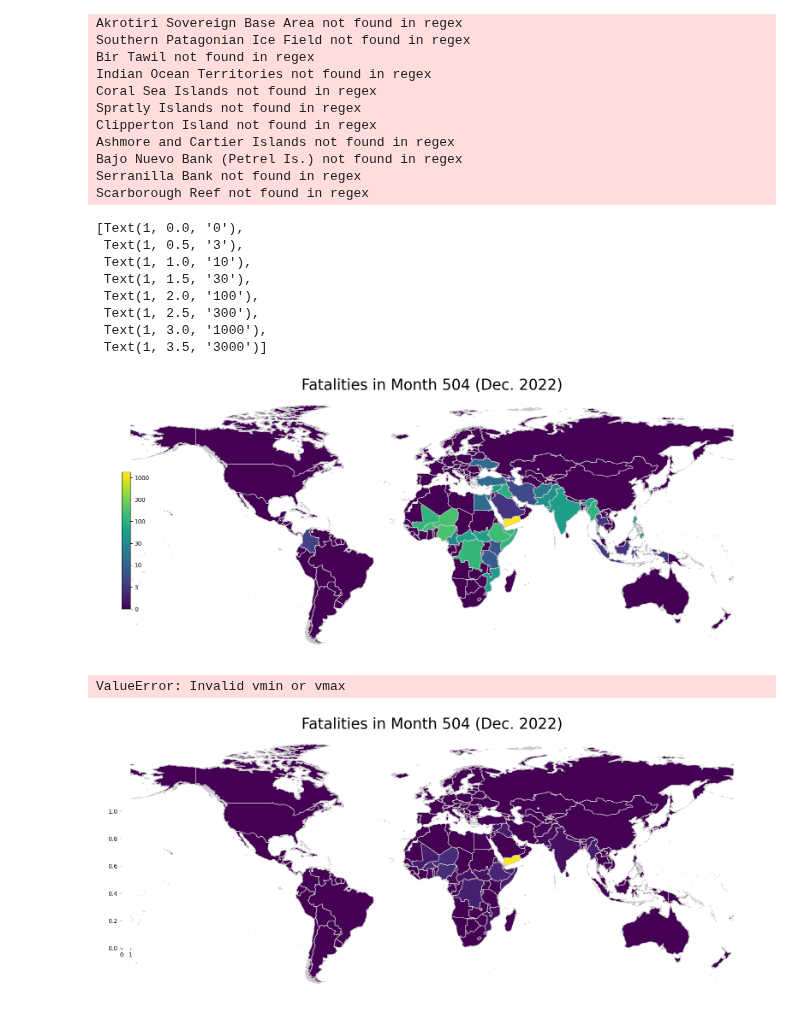
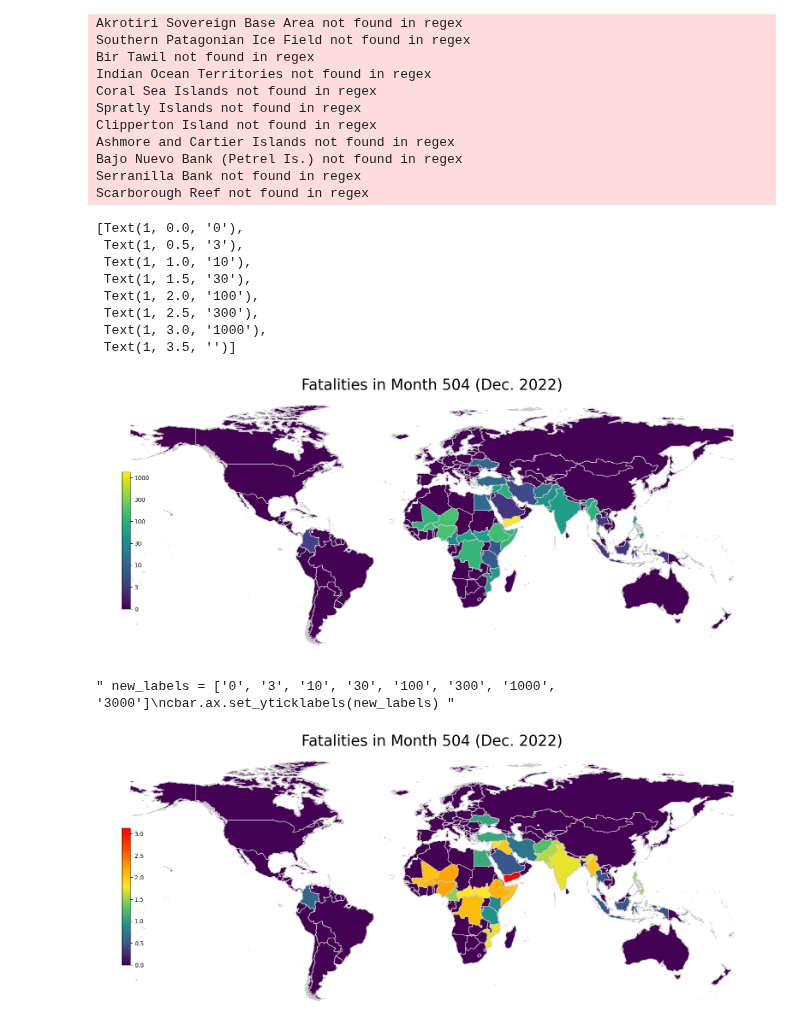
Before and after one commit to toboden/ConflictPredProbabilistic, a Jupyter notebook: plots_model_comp/dataset_description.ipynb, the cells around one changed output. Drawn from its saved outputs; the diff is of its cells as text; code cells hidden in the pictures.

```diff
--- a/plots_model_comp/dataset_description.ipynb
+++ b/plots_model_comp/dataset_description.ipynb
@@ -283,7 +283,6 @@ title = 'Fatalities in Month 504 (Dec. 2022)'
 df['log10_ged_sb'] = log10(df['ged_sb']+1)
 
 col = 'log10_ged_sb'
-#col = 'ged_sb'
 vmin = df[col].min()
 vmax = df[col].max()
 cmap = 'viridis'
@@ -307,7 +306,7 @@ cbaxes = fig.add_axes([0.15, 0.25, 0.01, 0.4])
 cbar = fig.colorbar(sm, cax=cbaxes)
 
 # Überschreiben der Legendenbeschriftungen
-new_labels = ['0', '3', '10', '30', '100', '300', '1000', '3000']
+new_labels = ['0', '3', '10', '30', '100', '300', '1000']
 cbar.ax.set_yticklabels(new_labels)
 # %% [output]
 [Text(1, 0.0, '0'),
@@ -317,54 +316,47 @@ cbar.ax.set_yticklabels(new_labels)
  Text(1, 2.0, '100'),
  Text(1, 2.5, '300'),
  Text(1, 3.0, '1000'),
- Text(1, 3.5, '3000')]
+ Text(1, 3.5, '')]
 [figure]
 # %%
-def _forward(x):
-    return log10(x+1)
-
-
-def _inverse(x):
-    return 10**x - 1
-
 # Print the map
 # Set the range for the choropleth
 from numpy import log10
 import matplotlib.colors as mcolors
 
 title = 'Fatalities in Month 504 (Dec. 2022)'
 
 df['log10_ged_sb'] = log10(df['ged_sb']+1)
 
-#col = 'log10_ged_sb'
-col = 'ged_sb'
+col = 'log10_ged_sb'
 vmin = df[col].min()
 vmax = df[col].max()
-cmap = 'viridis'
 
+colors = ['#440154', '#3b528b', '#21918c', '#5ec962', '#fde725', '#FFA500', '#FF4500', '#FF0000']
 
-
-
-norm = mcolors.FuncNorm((_forward, _inverse), vmin=vmin, vmax=vmax)
-
+cmap = mcolors.LinearSegmentedColormap.from_list('custom', colors)
 # Create figure and axes for Matplotlib
 fig, ax = plt.subplots(1, figsize=(20, 8))
 # Remove the axis
 ax.axis('off')
 df.plot(column=col, ax=ax, edgecolor='0.8', linewidth=1, cmap=cmap)
 # Add a title
 ax.set_title(title, fontdict={'fontsize': '25', 'fontweight': '3'})
 # Create an annotation for the data source
 
 # Create colorbar as a legend
-sm = plt.cm.ScalarMappable(norm=norm, cmap=cmap)
+sm = plt.cm.ScalarMappable(norm=plt.Normalize(vmin=vmin, vmax=vmax), cmap=cmap)
 # Empty array for the data range
 sm._A = []
 # Add the colorbar to the figure
 cbaxes = fig.add_axes([0.15, 0.25, 0.01, 0.4])
 
 # Setzen Sie die Farbskala
 cbar = fig.colorbar(sm, cax=cbaxes)
+
+# Überschreiben der Legendenbeschriftungen
+""" new_labels = ['0', '3', '10', '30', '100', '300', '1000', '3000']
+cbar.ax.set_yticklabels(new_labels) """
 # %% [output]
-ValueError: Invalid vmin or vmax
+" new_labels = ['0', '3', '10', '30', '100', '300', '1000', '3000']\ncbar.ax.set_yticklabels(new_labels) "
-[figure, old version]
+[figure, new version]
```
Also changed, not shown: parts of 7 cells of this notebook, 1 other file.
